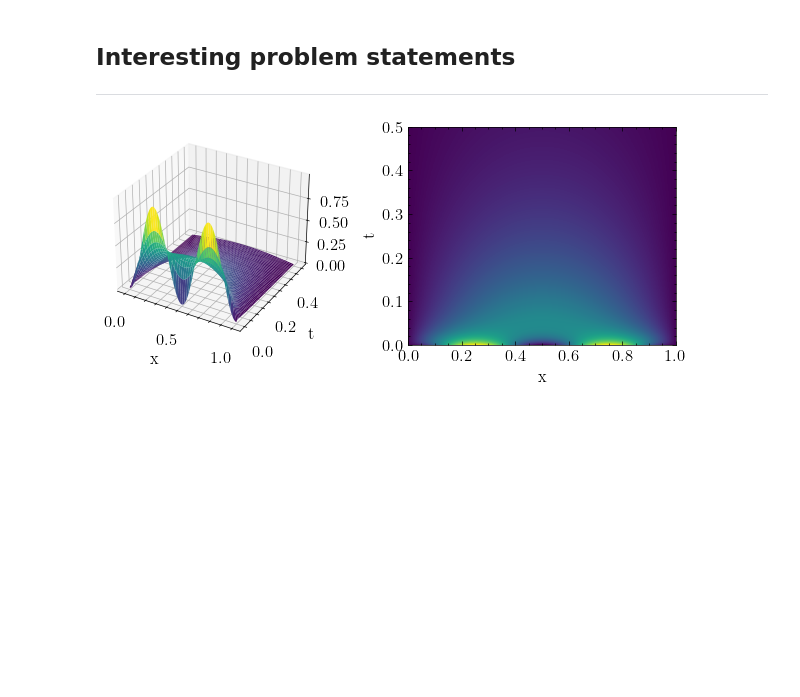
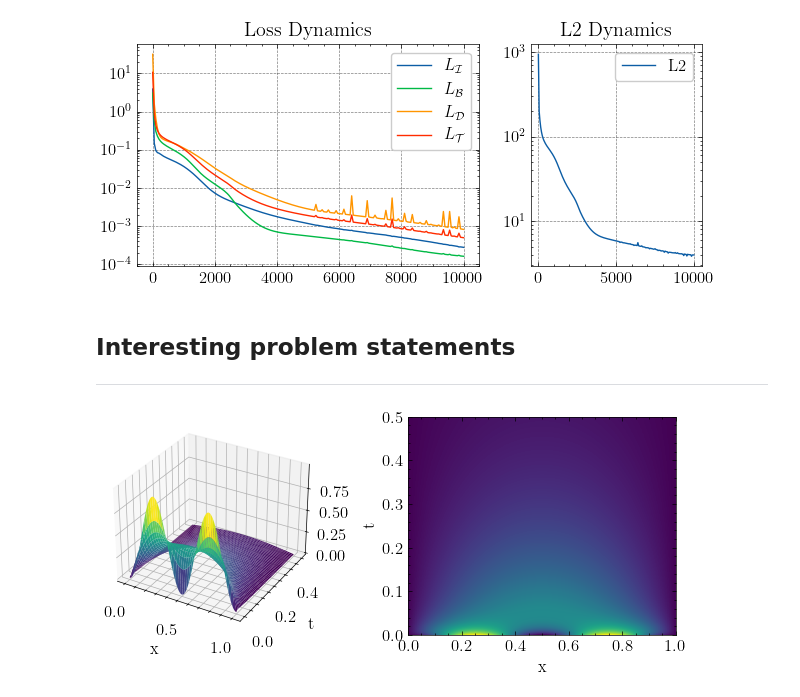
Before and after one commit to DaniilLaptev/pinns, a Jupyter notebook: code/diffusion.ipynb, the cells around one changed output. Saved outputs shown, nothing was run; the diff lists cells and outputs as text; code cells hidden in the pictures; blank space fills up the shorter version.

Commit message:
Finished DHO + LV + DIFF in paper

```diff
--- a/code/diffusion.ipynb
+++ b/code/diffusion.ipynb
@@ -96,18 +86,18 @@ plot_pde(problem.x, problem.t, problem.solution, size=(6.5, 3))
 # %%
-L, W = 2, 32
+L, W = 4, 64
 model = FeedForwardNetwork(L, W, input_dim=2, output_dim=1)
 model.init_weights(init.kaiming_normal_)
 
-N_I, N_LB, N_RB, N_D = 42, 12, 12, 1024
-coef = 0.8
-lr = 1e-3
-num_iters = 2500
-collect_every = 250
+N_I, N_LB, N_RB, N_D = 512, 128, 128, 2048
+coef = 0.85
+lr = 1e-4
+num_iters = 10000
+collect_every = 50
 
 losses, errors = train(
     problem,
     model,
     N_LB, N_RB, N_I, N_D,
     coef=coef, lr=lr, num_iters=num_iters,
-    collect_every=collect_every, print_every=500
+    collect_every=collect_every, print_every=1000
 )
@@ -124,18 +126,33 @@ plot_pde(problem.x, problem.t, np.abs(predictions.T - problem.solution), size=(6
 # %%
 plt.style.use(['grid'])
 
-plot_losses(
-    np.arange(0, num_iters+1, collect_every),
-    losses=[
+fig, ax = plt.subplots(1, 2, figsize=(6.5, 3), gridspec_kw={'width_ratios': [2, 1]})
+
+t = np.arange(0, num_iters+1, collect_every)
+for loss, name in [
         (losses[:,0], r'$L_\mathcal{I}$'),
         (losses[:,1], r'$L_\mathcal{B}$'),
         (losses[:,2], r'$L_\mathcal{D}$'),
         (losses[:,3], r'$L_\mathcal{T}$')
-    ],
-    errors=[
-        (errors, r'L2'),
-    ]
-)
+    ]:
+    ax[0].plot(t, loss, label=name)
+
+ax[1].plot(t, errors, label='L2')
+
+ax[0].set_yscale('log')
+ax[1].set_yscale('log')
+
+ax[0].legend()
+ax[1].legend()
+
+ax[0].title.set_text('Loss Dynamics')
+ax[1].title.set_text('L2 Dynamics')
+
+plt.tight_layout()
+
+plt.savefig(f'../images/diff4_losses.png', dpi=250)
+# %% [output]
+[figure, added]
 # %% [markdown]
 ## Interesting problem statements
 ---
```
Also changed, not shown: parts of 8 cells of this notebook, 4 other files.
